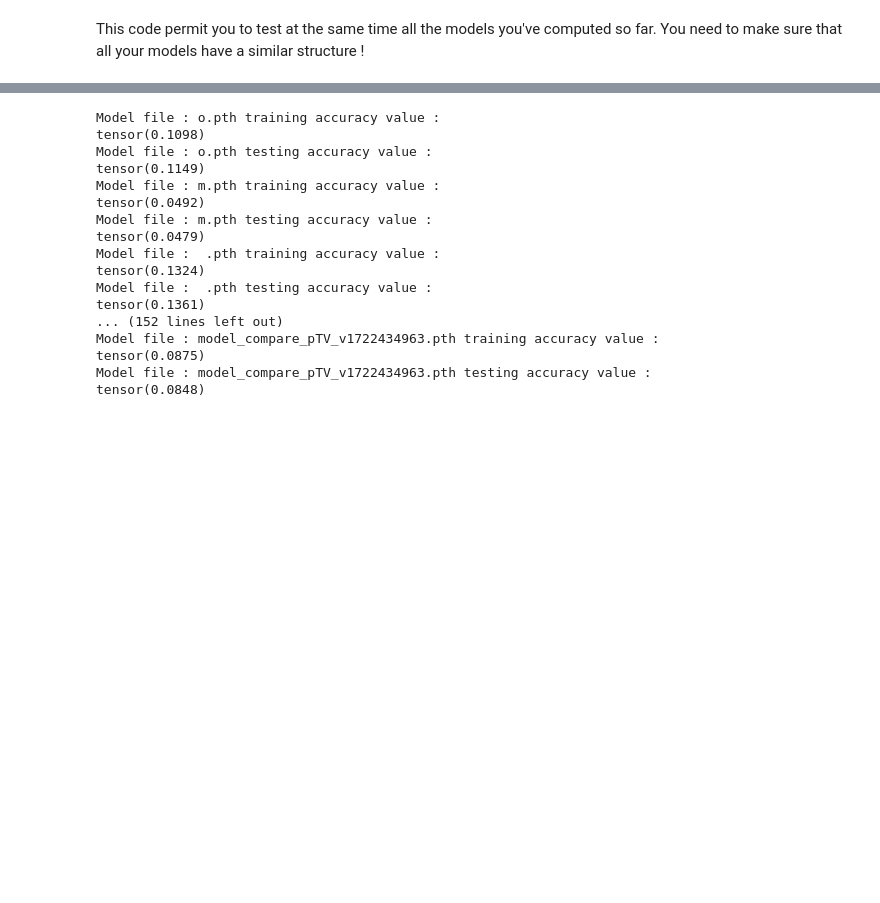
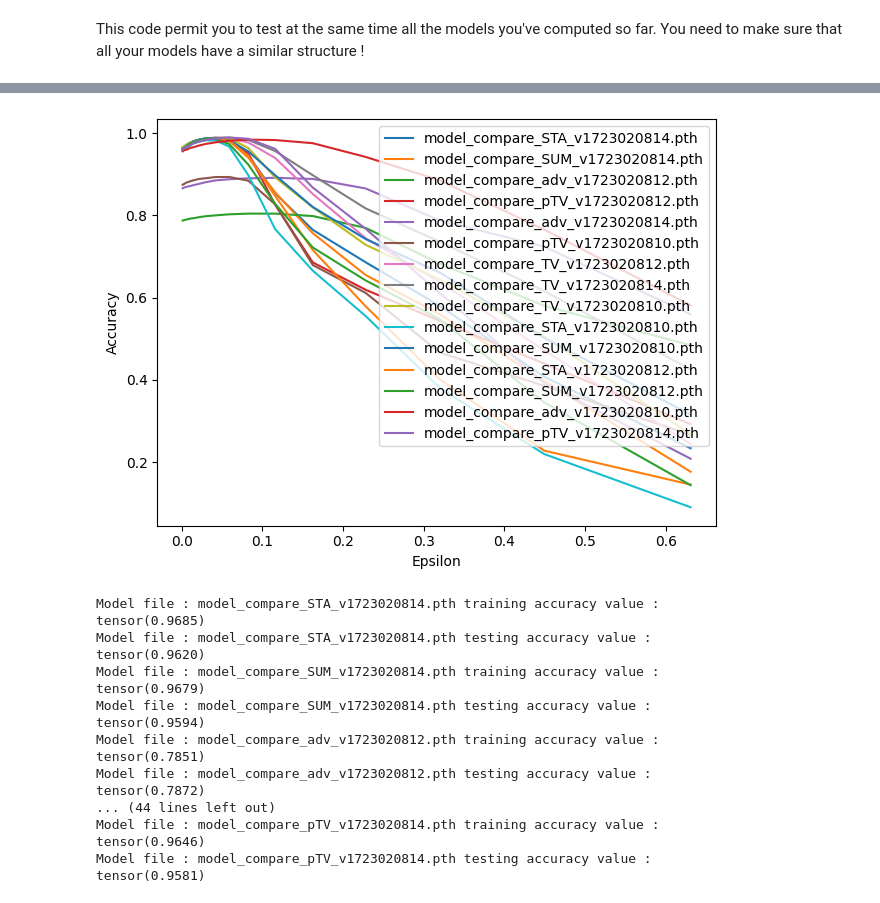
Before and after one commit to TimRoith/CLIP, a Jupyter notebook: exps/Model_testing.ipynb, the cells around one changed output, grey strips where cells are left out. Cells and saved outputs as stored; diff of their text form; code cells hidden in the pictures; blank space fills up the shorter version.

```diff
--- a/exps/Model_testing.ipynb
+++ b/exps/Model_testing.ipynb
@@ -58,8 +58,38 @@ models = []
 
 for i in range(len(file_list)):
     current_file = file_list[i]
-    CFG.model.file_name = current_file + '.pth'
+    CFG.model.file_name = current_file
     models.append((load_model.load(CFG),current_file))
+# %%
+def test_adversarial(epsilon_list, model_list, attack_type, loader = test_loader):
+    lenghts = len(epsilon_list)
+    n_models = len(model_list)
+    acc_list = [[0]*lenghts for _ in range(n_models)]
+    for e in range(lenghts):
+        for i in range(n_models):
+            model = model_list[i][0]
+            acc_list[i][e] += attack_model(model, loader, attack_kwargs = {'type': attack_type, 'epsilon': epsilon_list[e]})
+    name_list = [model_list[i][1] for i in range(n_models)]
+    return(acc_list, name_list)
+# %%
+# In this cell you can find the parameter that would be interesting to change
+lenght = 20 # lenght of epsilon list
+epsilon_test_list = np.logspace(-3, -0.2, lenght)
+adversarial_test = "pgd" # "fgsm"
+# %%
+acc, name = test_adversarial(epsilon_test_list, models, adversarial_test, loader = test_loader)
+
+for i in range(len(name)):
+    plt.plot(epsilon_test_list, acc[i], label=name[i])
+
+plt.xlabel('Epsilon')
+plt.ylabel('Accuracy')
+plt.legend()
+
+plt.tight_layout()
+plt.show()
+# %% [output]
+[figure, added]
 # %%
 # training and testing accuracy
 
@@ -70,23 +100,23 @@ for i in range(len(file_list)):
     print( 'Model file : ' + models[i][1] + ' testing accuracy value : ')
     print(test_acc(model, test_loader))
 # %% [output]
-Model file : o.pth training accuracy value :
-tensor(0.1098)
-Model file : o.pth testing accuracy value :
-tensor(0.1149)
-Model file : m.pth training accuracy value :
-tensor(0.0492)
-Model file : m.pth testing accuracy value :
-tensor(0.0479)
-Model file :  .pth training accuracy value :
-tensor(0.1324)
-Model file :  .pth testing accuracy value :
-tensor(0.1361)
-... (152 lines left out)
-Model file : model_compare_pTV_v1722434963.pth training accuracy value :
-tensor(0.0875)
-Model file : model_compare_pTV_v1722434963.pth testing accuracy value :
-tensor(0.0848)
+Model file : model_compare_STA_v1723020814.pth training accuracy value :
+tensor(0.9685)
+Model file : model_compare_STA_v1723020814.pth testing accuracy value :
+tensor(0.9620)
+Model file : model_compare_SUM_v1723020814.pth training accuracy value :
+tensor(0.9679)
+Model file : model_compare_SUM_v1723020814.pth testing accuracy value :
+tensor(0.9594)
+Model file : model_compare_adv_v1723020812.pth training accuracy value :
+tensor(0.7851)
+Model file : model_compare_adv_v1723020812.pth testing accuracy value :
+tensor(0.7872)
+... (44 lines left out)
+Model file : model_compare_pTV_v1723020814.pth training accuracy value :
+tensor(0.9646)
+Model file : model_compare_pTV_v1723020814.pth testing accuracy value :
+tensor(0.9581)
 # %%
 # adversarial accuracy
 
```
Also changed, not shown: parts of 2 cells of this notebook, 1 other file.
